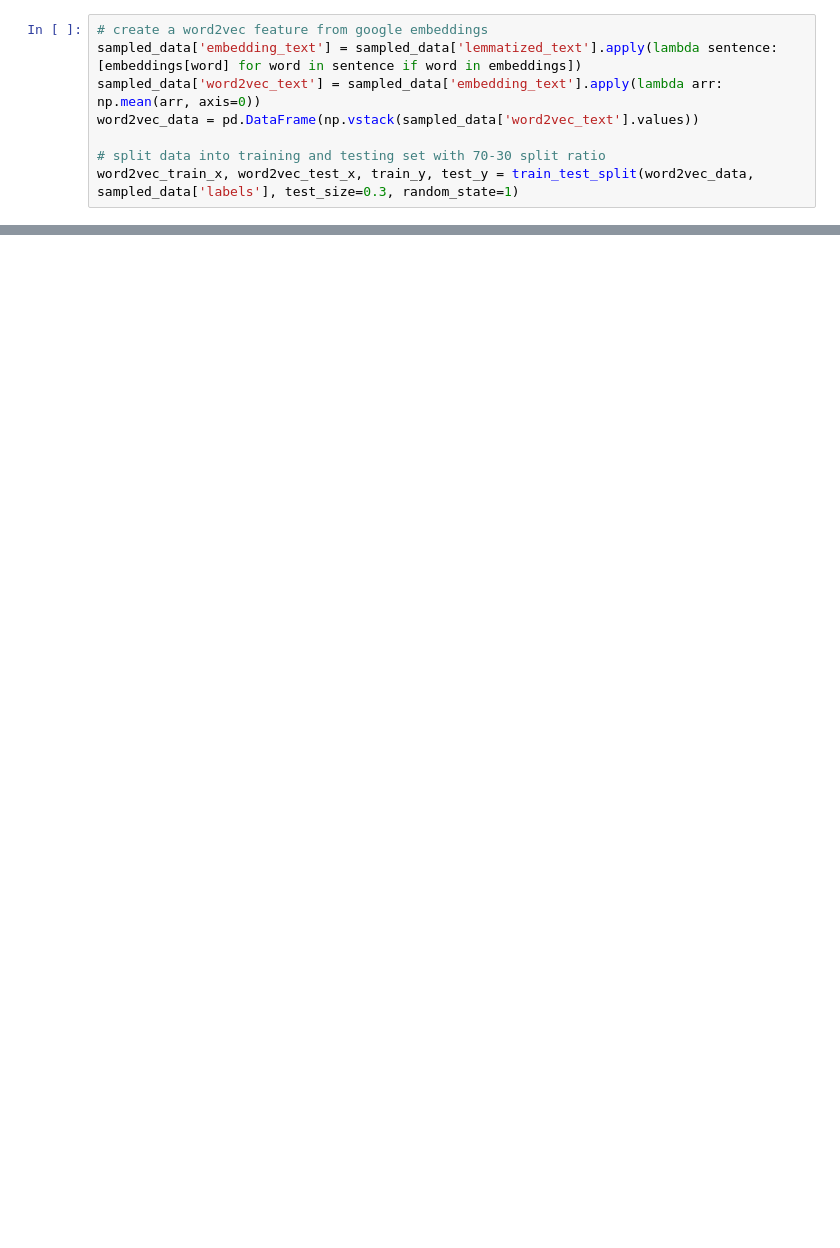
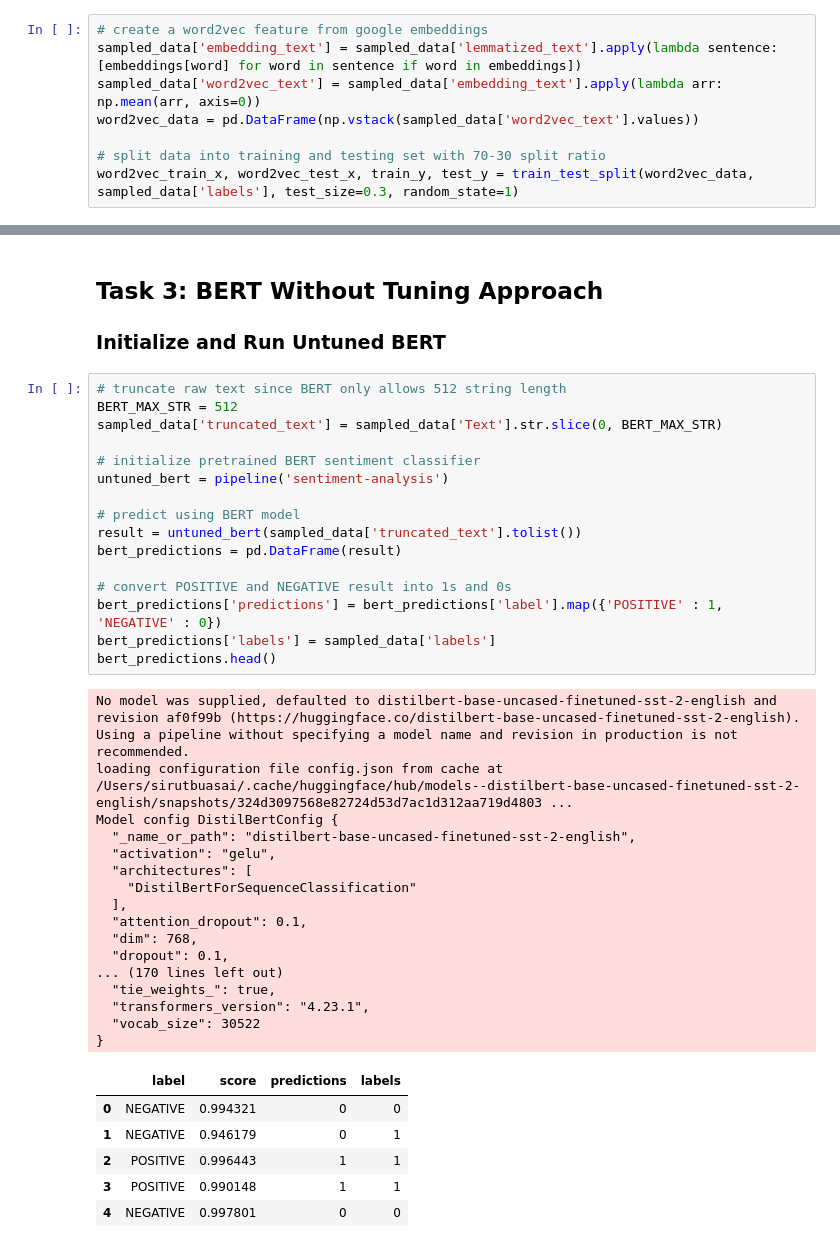
Before and after one commit to sirutBuasai/nlp-projects, a Jupyter notebook: amazon_food_reviews/sbuasai2_hw2.ipynb, the cells around one changed output, grey strips where cells are left out. Saved outputs shown, nothing was run; the diff lists cells and outputs as text; blank space fills up the shorter version.

```diff
--- a/amazon_food_reviews/sbuasai2_hw2.ipynb
+++ b/amazon_food_reviews/sbuasai2_hw2.ipynb
@@ -238,0 +288,43 @@ F1 Score:               0.8146454032224832
+# %% [markdown]
+## Task 3: BERT Without Tuning Approach
+### Initialize and Run Untuned BERT
+# %%
+# truncate raw text since BERT only allows 512 string length
+BERT_MAX_STR = 512
+sampled_data['truncated_text'] = sampled_data['Text'].str.slice(0, BERT_MAX_STR)
+
+# initialize pretrained BERT sentiment classifier
+untuned_bert = pipeline('sentiment-analysis')
+
+# predict using BERT model
+result = untuned_bert(sampled_data['truncated_text'].tolist())
+bert_predictions = pd.DataFrame(result)
+
+# convert POSITIVE and NEGATIVE result into 1s and 0s
+bert_predictions['predictions'] = bert_predictions['label'].map({'POSITIVE' : 1, 'NEGATIVE' : 0})
+bert_predictions['labels'] = sampled_data['labels']
+bert_predictions.head()
+# %% [output]
+No model was supplied, defaulted to distilbert-base-uncased-finetuned-sst-2-english and revision af0f99b (https://huggingface.co/distilbert-base-uncased-finetuned-sst-2-english).
+Using a pipeline without specifying a model name and revision in production is not recommended.
+loading configuration file config.json from cache at /Users/sirutbuasai/.cache/huggingface/hub/models--distilbert-base-uncased-finetuned-sst-2-english/snapshots/324d3097568e82724d53d7ac1d312aa719d4803 ...
+Model config DistilBertConfig {
+  "_name_or_path": "distilbert-base-uncased-finetuned-sst-2-english",
+  "activation": "gelu",
+  "architectures": [
+    "DistilBertForSequenceClassification"
+  ],
+  "attention_dropout": 0.1,
+  "dim": 768,
+  "dropout": 0.1,
+... (170 lines left out)
+  "tie_weights_": true,
+  "transformers_version": "4.23.1",
+  "vocab_size": 30522
+}
+|  | label | score | predictions | labels |
+| 0 | NEGATIVE | 0.994321 | 0 | 0 |
+| 1 | NEGATIVE | 0.946179 | 0 | 1 |
+| 2 | POSITIVE | 0.996443 | 1 | 1 |
+| 3 | POSITIVE | 0.990148 | 1 | 1 |
+| 4 | NEGATIVE | 0.997801 | 0 | 0 |
```
Also changed, not shown: parts of 41 cells of this notebook, 2 other files.
